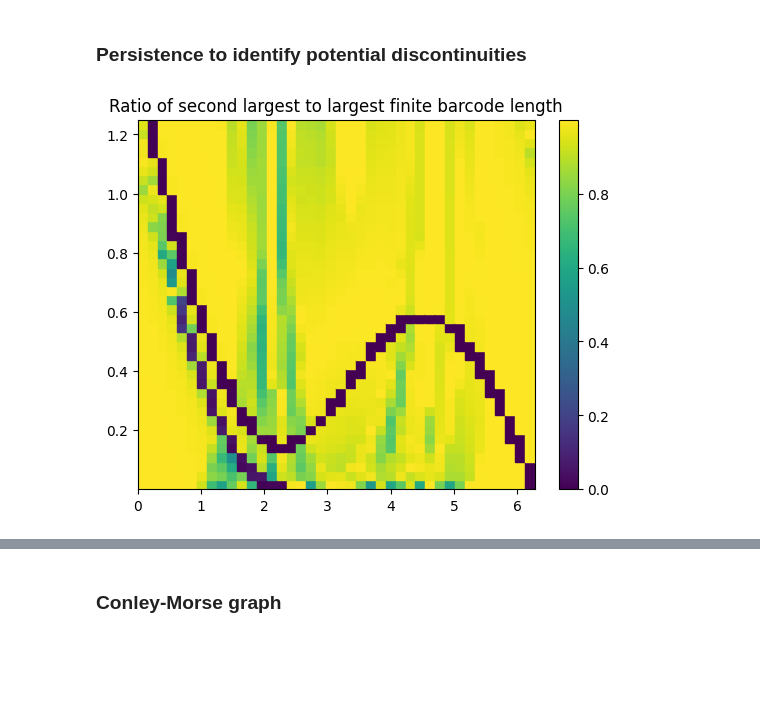
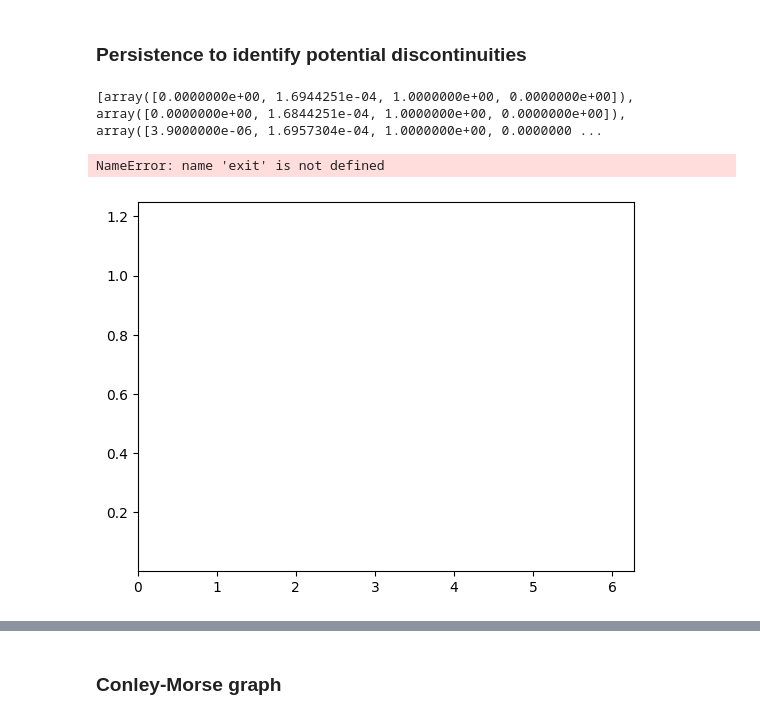
Before and after one commit to begelb/HYHODY, a Jupyter notebook: nonsmooth_vibro_impact_discontinuity_analysis.ipynb, the cells around one changed output, grey strips where cells are left out. Saved outputs shown, nothing was run; the diff lists cells and outputs as text; code cells hidden in the pictures; blank space fills up the shorter version.

```diff
--- a/nonsmooth_vibro_impact_discontinuity_analysis.ipynb
+++ b/nonsmooth_vibro_impact_discontinuity_analysis.ipynb
@@ -87,6 +85,8 @@ Upper bounds: [6.275, 1.25]
 ### Persistence to identify potential discontinuities
 # %%
 boxes = Boxes(lower_bounds_init, upper_bounds_init, 40)
-boxes.plot(init_data, next_data, method='persistence')
+boxes.plot(init_data, next_data, method='return_type')
 # %% [output]
+[array([0.0000000e+00, 1.6944251e-04, 1.0000000e+00, 0.0000000e+00]), array([0.0000000e+00, 1.6844251e-04, 1.0000000e+00, 0.0000000e+00]), array([3.9000000e-06, 1.6957304e-04, 1.0000000e+00, 0.0000000 ...
+NameError: name 'exit' is not defined
-[figure, old version]
+[figure, new version]
```
Also changed, not shown: parts of 3 cells of this notebook, 2 other files.
